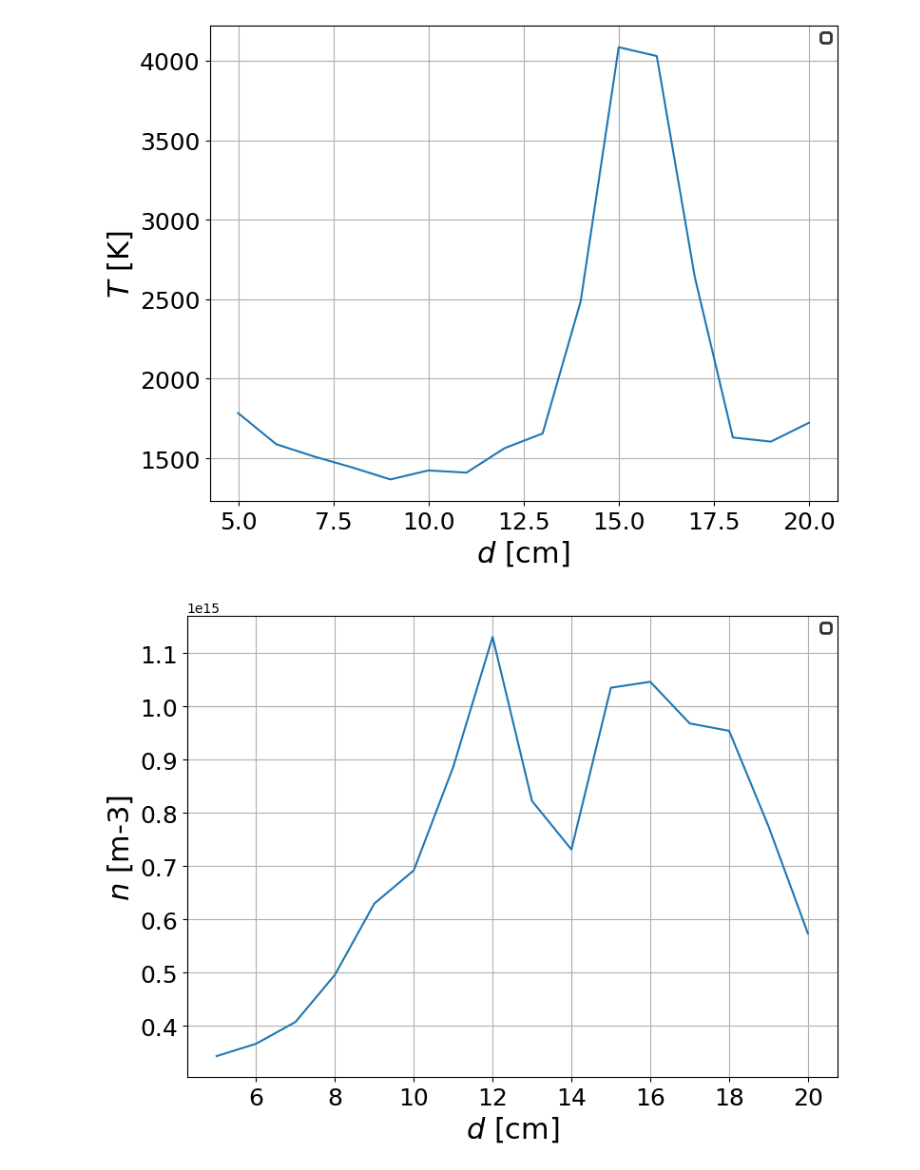
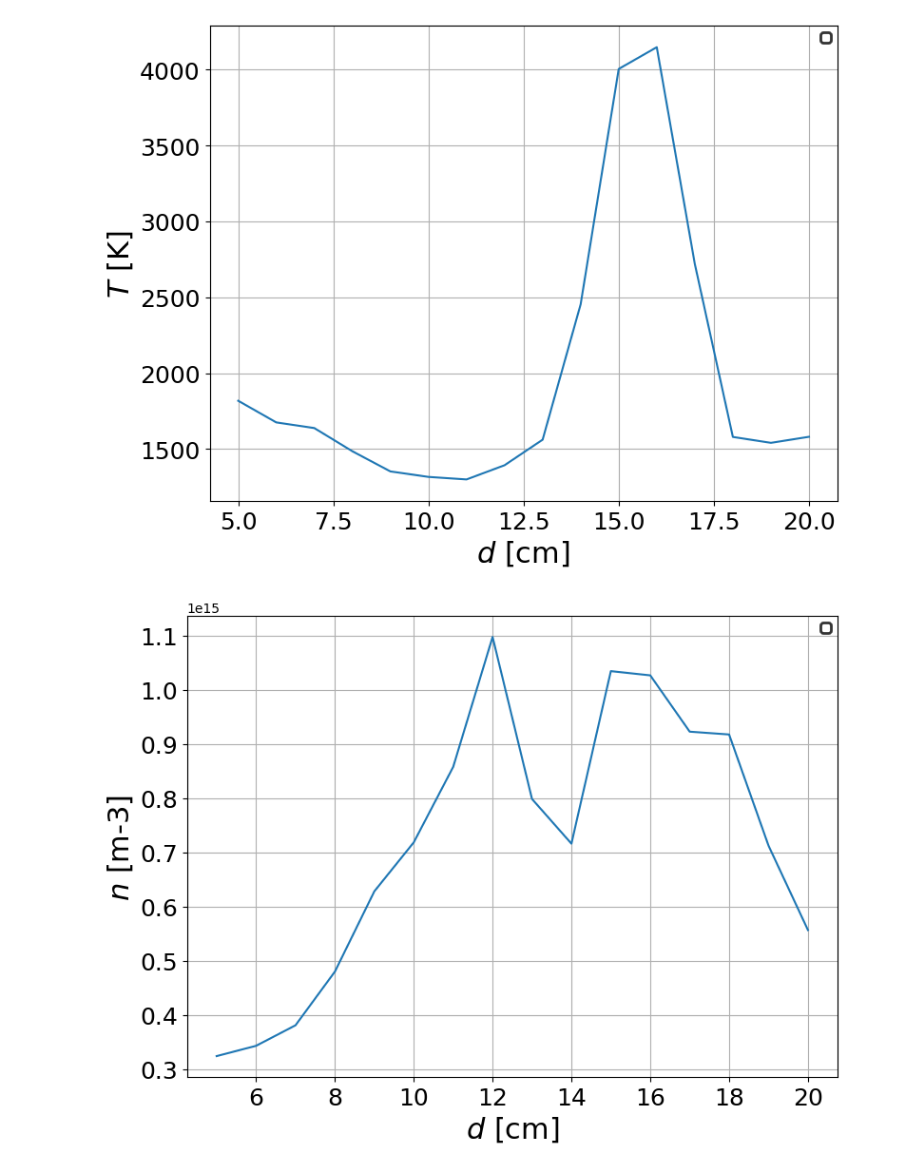
Before and after one commit to ferocitoo/TP3, a Jupyter notebook: TP_Plasma/Langmuir.ipynb, the cells around one changed output. Drawn from its saved outputs; the diff is of its cells as text; code cells hidden in the pictures.

```diff
--- a/TP_Plasma/Langmuir.ipynb
+++ b/TP_Plasma/Langmuir.ipynb
@@ -80,7 +82,7 @@ for i in range (len(Vs)):
     i1 = 11900
     popt1, pcov1 = curve_fit(linear_fit, V[i1-3000:i1], ln_I[i1-3000:i1], p0=[1, 1])
 
-    popt2, pcov2 = curve_fit(linear_fit, V[5500:5700], ln_I[5500:5700], p0=[1, 1])
+    popt2, pcov2 = curve_fit(linear_fit, V[5600:5700], ln_I[5600:5700], p0=[1, 1])
 
 
     V_P = (popt2[1] - popt1[1]) / (popt1[0] - popt2[0])
@@ -167,47 +171,52 @@ for i in range (len(Vs)):
             ln_I[idx] = ln_I[idx - 1] if idx - 1 >= 0 else ln_I[idx + 1]
 
     i1 = 12000
+    i0 = 24000
+
     popt1, pcov1 = curve_fit(linear_fit, V[i1-3000:i1], ln_I[i1-3000:i1], p0=[1, 1])
 
-    popt2, pcov2 = curve_fit(linear_fit, V[5700:5800], ln_I[5700:5800], p0=[1, 1])
+    popt1_1, pcov1_1 = curve_fit(linear_fit, V[i1:i1+3000], ln_I[i1:i1+3000], p0=[1, 1])
 
+    popt2, pcov2 = curve_fit(linear_fit, V[5650:5800], ln_I[5650:5800], p0=[1, 1])
 
-    V_P = (popt2[1] - popt1[1]) / (popt1[0] - popt2[0])
-    ln_I_P = linear_fit(V_P, *popt1)
+    popt1_moy = (popt1 + popt1_1) / 2
+    V_P = (popt2[1] - popt1_moy[1]) / (popt1_moy[0] - popt2[0])
+    ln_I_P = linear_fit(V_P, *popt1_moy)
 
     T = e / (kb * popt2[0])
 
     n = 1/(A * e) * np.sqrt(2 * np.pi * me / (kb * T)) * np.exp(linear_fit(V_P, *popt2))
 
     Ts[i] = T
     ns[i] = n
 
     # ax,fig = u.create_figure_and_apply_format((8,6),xlabel=xlabel, ylabel=ylabel)
-    # ax.plot(V[0:i1], ln_I[0:i1], label=f'$d = {i+5} cm$')
+    # ax.plot(V[0:i0], ln_I[0:i0], label=f'$d = {i+5} cm$')
     # ax.plot(V[0:i1], linear_fit(V[0:i1], *popt1), 'r--')
+    # ax.plot(V[i1:i0], linear_fit(V[i1:i0], *popt1_1), 'r--')
     # ax.plot(V[0:i1], linear_fit(V[0:i1], *popt2), 'r--')
 
     # ax.set_ylim(-16, -8)
 
     # u.set_legend_properties(ax)
 
     # plt.show()
 
     # print(f'T = {T:.2f} K')
     # print(f'n = {n:.2e} cm-3')
 
 ax,fig = u.create_figure_and_apply_format((8,6),xlabel='$d$ [cm]', ylabel='$T$ [K]')
 ax.plot(np.arange(5, 21), Ts)
 u.set_legend_properties(ax)
 plt.show()
 
 ax,fig = u.create_figure_and_apply_format((8,6),xlabel='$d$ [cm]', ylabel='$n$ [m-3]')
 ax.plot(np.arange(5, 21), ns)
 u.set_legend_properties(ax)
 plt.show()
 # %% [output]
-[figure, old version]
+[figure, new version]
-[figure, old version]
+[figure, new version]
 # %% [markdown]
 # Langmuir 3
 $p = 6.0e^{-2}$ mbar
```
Also changed, not shown: parts of 8 cells of this notebook.
